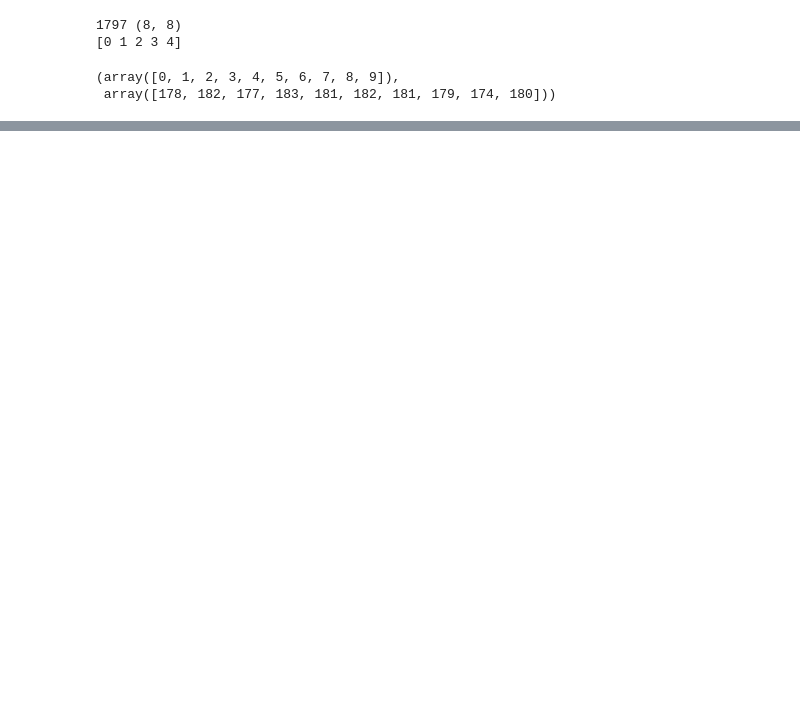
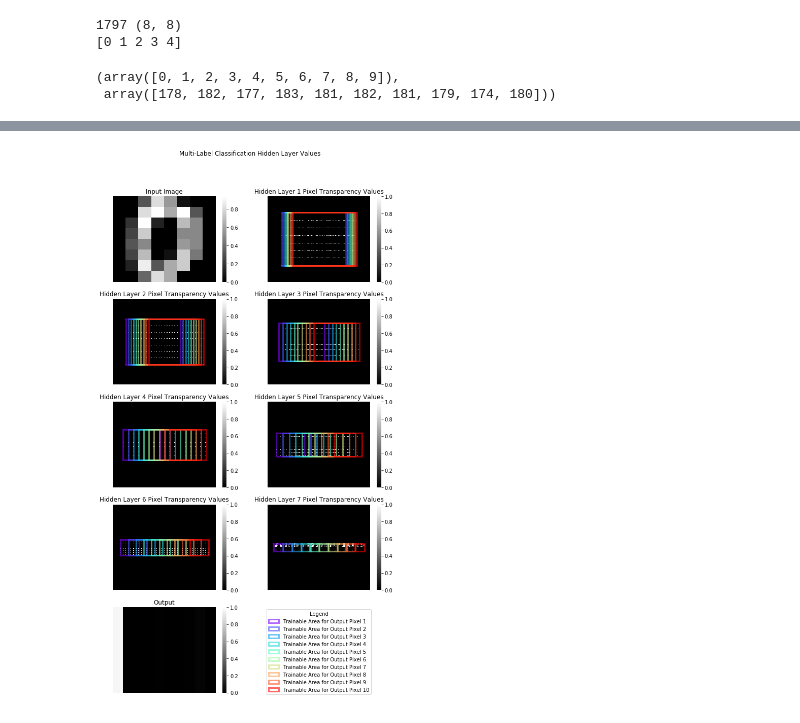
Before and after one commit to AnthonyDickson/summer-bursary-2018, a Jupyter notebook: Experiments-Multi-Label_Classification.ipynb, the cells around one changed output, grey strips where cells are left out. Cells and saved outputs as stored; diff of their text form; code cells hidden in the pictures; blank space fills up the shorter version.

```diff
--- a/Experiments-Multi-Label_Classification.ipynb
+++ b/Experiments-Multi-Label_Classification.ipynb
@@ -116,7 +141,7 @@ n_rows = n_layers // 2
 if n_layers % 2 > 0:
     n_rows += 1
 
-fig, axes = plt.subplots(n_rows, n_cols, figsize=(12, 15))
+fig, axes = plt.subplots(n_rows, n_cols, figsize=(10, 18))
 axes = axes.ravel()
 
 ax = sns.heatmap(X[0], cmap='gray', ax=axes[0])
@@ -143,31 +168,33 @@ for (i, layer), ax in zip(enumerate(clf.hidden_layers), axes[1:-1]):
                     max_extent = (grid_row, max_extent[1])
 
                 if grid_col < min_extent[1]:
                     min_extent = (min_extent[0], grid_col)
 
                 if grid_col > max_extent[1]:
                     max_extent = (max_extent[0], grid_col)
 
             height = (max_extent[0] - min_extent[0]) + 1
             width = (max_extent[1] - min_extent[1]) + 1
 
             rect = patches.Rectangle((min_extent[1], min_extent[0]), width, height,
                                      linewidth=3, alpha=0.6, edgecolor=colors[col], facecolor='none',
                                      label='Trainable Area for Output Pixel %d' % (col + 1))
 
             ax.add_patch(rect)
 
         ax.set_axis_off()
         ax.set(title='Hidden Layer %d Pixel Transparency Values' % (i + 1))
 
-ax.legend(title='Legend', loc='lower center', bbox_to_anchor=(0.5, -1.15))
+ax.legend(title='Legend', loc='lower center', bbox_to_anchor=(0.5, -1.25))
 
 ax = sns.heatmap(clf.predict_proba(X).detach().numpy()[0].reshape(1, -1), vmin=0, vmax=1, cmap='gray', ax=axes[n_layers - 1])
 ax.set(title='Output')
 ax.set_axis_off()
 
 if n_layers % 2 > 0:
     fig.delaxes(axes[-1])
 
 plt.suptitle('Multi-Label Classification Hidden Layer Values', y=0.95)
 plt.savefig('images/multi-label_hidden_layer_values.png')
+# %% [output]
+[figure, added]
```
Also changed, not shown: parts of 7 cells of this notebook, 6 other files.
